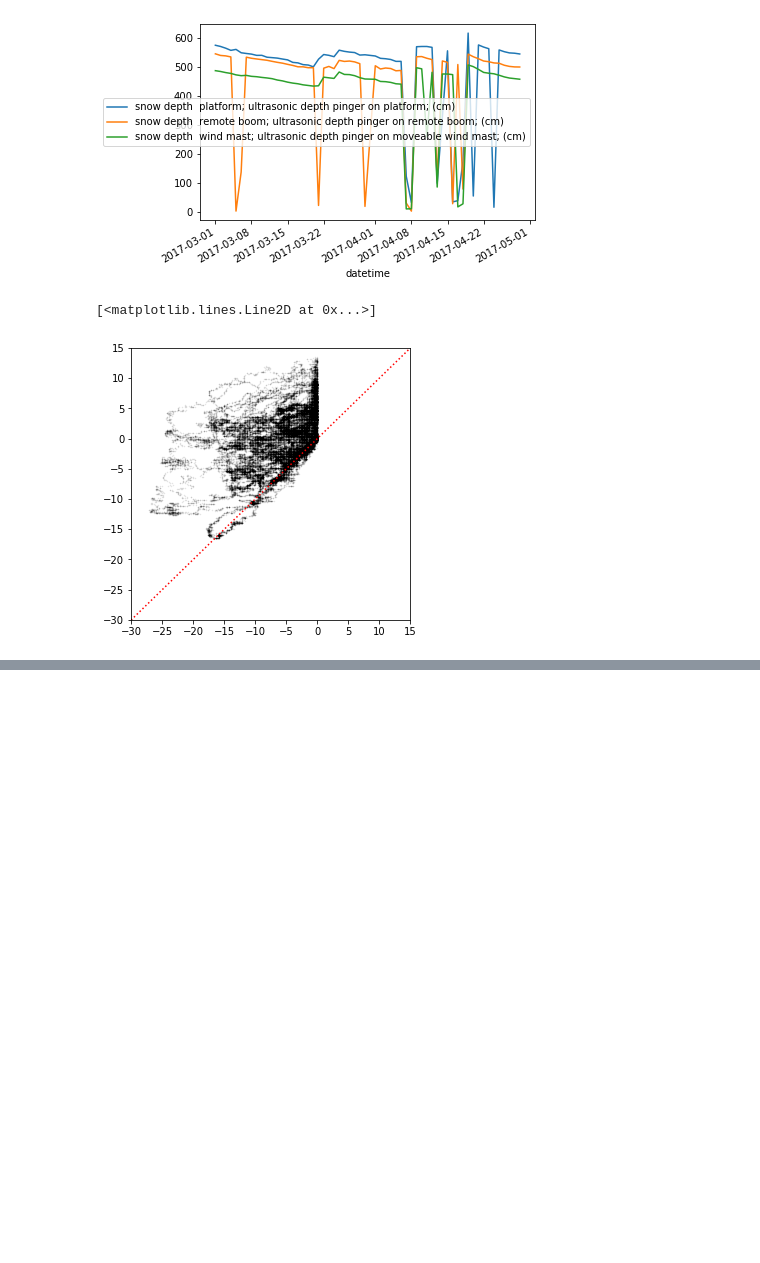
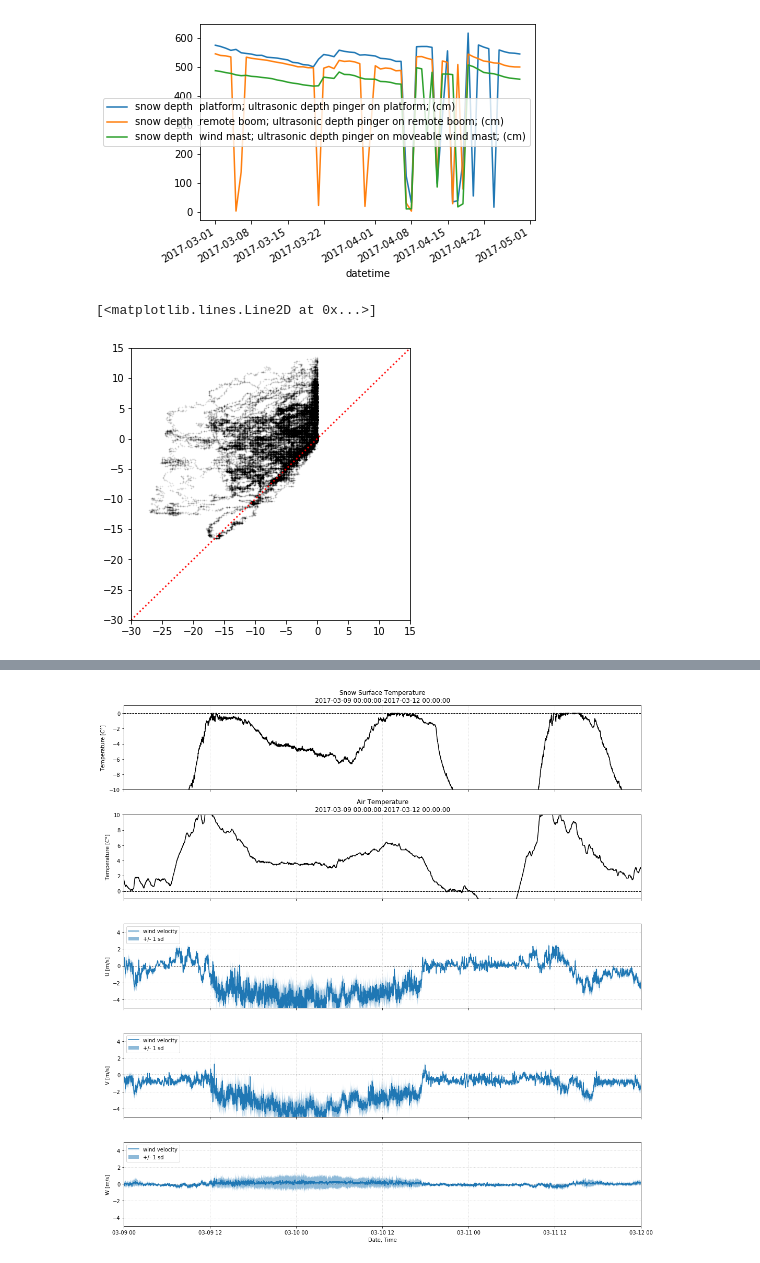
Before and after one commit to moorec52/atmos-boundary-layer, a Jupyter notebook: Untitled.ipynb, the cells around one changed output, grey strips where cells are left out. Saved outputs shown, nothing was run; the diff lists cells and outputs as text; code cells hidden in the pictures; blank space fills up the shorter version.

```diff
--- a/Untitled.ipynb
+++ b/Untitled.ipynb
@@ -85,0 +114,59 @@ plt.plot([-50,50],[-50,50],':',color='red')
+# %%
+startdate = pd.Timestamp('2017-03-09')
+enddate = pd.Timestamp('2017-03-12')
+
+fig, ax = plt.subplots(5,1,figsize=(15,15))
+# Snow surface temp
+ax[0].set_title('Snow Surface Temperature\n{}-{}'.format(startdate,enddate))
+cues['snow surface temperature; Apogee SI-111 thermal radiometer; (Celsius)'].plot(ax=ax[0],
+                                                                                  c='k')
+ax[0].set_ylim((-10,1))
+
+# Air temp
+ax[1].set_title('Air Temperature\n{}-{}'.format(startdate,enddate))
+cues['Platform temperature; platform temperature/relative humidity; (degrees Celsius)'].plot(ax=ax[1],
+                                                                                            c='k')
+ax[1].set_ylim((-1,10))
+
+# finish up plot labels, axes, etc
+for _ax in ax[0:2]:
+    _ax.set_xlim((startdate,enddate))
+    #_ax.set_ylim((-15,15))
+    _ax.set_ylabel('Temperature [$C\degree$]')
+    _ax.set_xlabel('Date, Time')
+    _ax.grid(axis='x',color='lightgrey', linestyle=':', linewidth=1)
+    _ax.axhline(0,color='k', linestyle='--', linewidth=1, zorder=-99)
+
+# 3D winds
+winds.Sonic3D_U.plot(ax=ax[2], label='wind velocity')
+ax[2].fill_between(winds.index, winds.Sonic3D_U + winds.Sonic3D_U_SD, winds.Sonic3D_U - winds.Sonic3D_U_SD,
+                  alpha=0.5, label='+/- 1 sd')
+ax[2].set_ylabel('U [m/s]')
+ax[2].set_ylim((-5,5))
+
+winds.Sonic3D_V.plot(ax=ax[3], label='wind velocity')
+ax[3].fill_between(winds.index, winds.Sonic3D_V + winds.Sonic3D_V_SD, winds.Sonic3D_V - winds.Sonic3D_V_SD,
+                  alpha=0.5, label='+/- 1 sd')
+ax[3].set_ylabel('V [m/s]')
+ax[3].set_ylim((-5,5))
+
+winds.Sonic3D_W.plot(ax=ax[4], label='wind velocity')
+ax[4].fill_between(winds.index, winds.Sonic3D_W + winds.Sonic3D_W_SD, winds.Sonic3D_W - winds.Sonic3D_W_SD,
+                  alpha=0.5, label='+/- 1 sd')
+ax[4].set_ylabel('W [m/s]')
+ax[4].set_ylim((-5,5))
+
+# finish up plot labels, axes, etc
+for _ax in ax[2:]:
+    _ax.set_xlim((startdate,enddate))
+    _ax.set_ylim((-5,5))
+    _ax.set_xlabel('Date, Time')
+    _ax.grid(axis='both',color='lightgrey', linestyle=':', linewidth=1)
+    _ax.axhline(0,color='k', linestyle='--', linewidth=1, zorder=-99)
+    _ax.legend(loc='upper left')
+
+# more plot formatting
+fig.autofmt_xdate(rotation=0, ha='center')
+plt.tight_layout()
+# %% [output]
+[figure, added]
```
Also changed, not shown: parts of 4 cells of this notebook.
